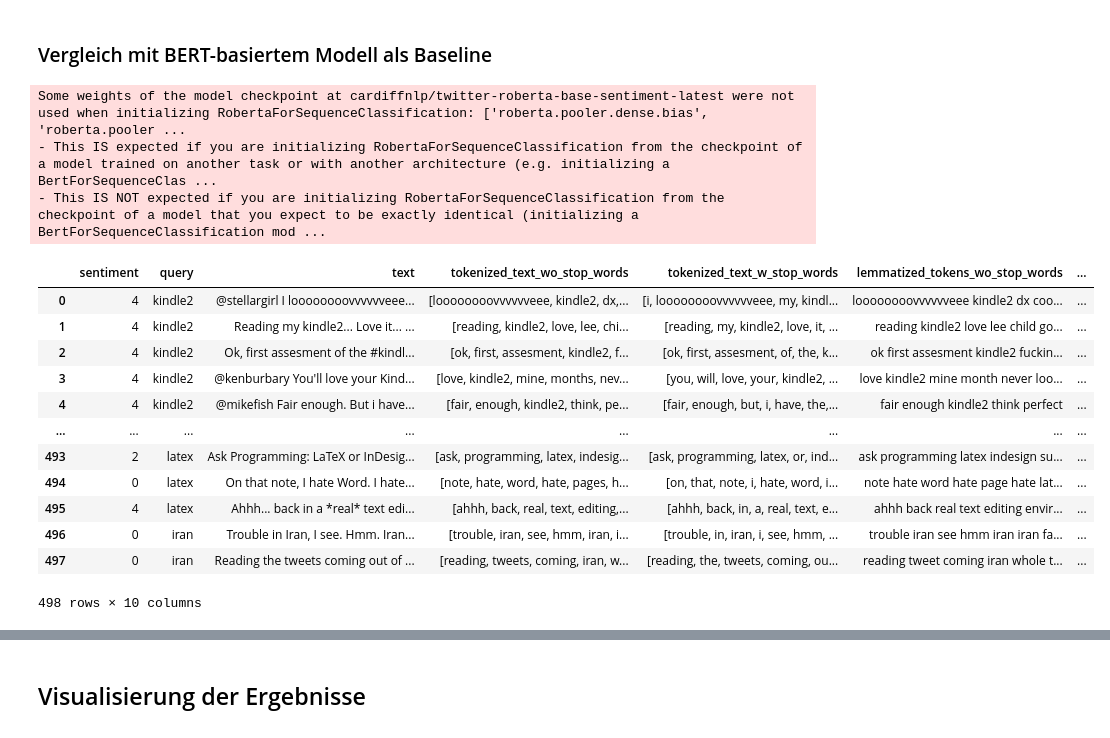
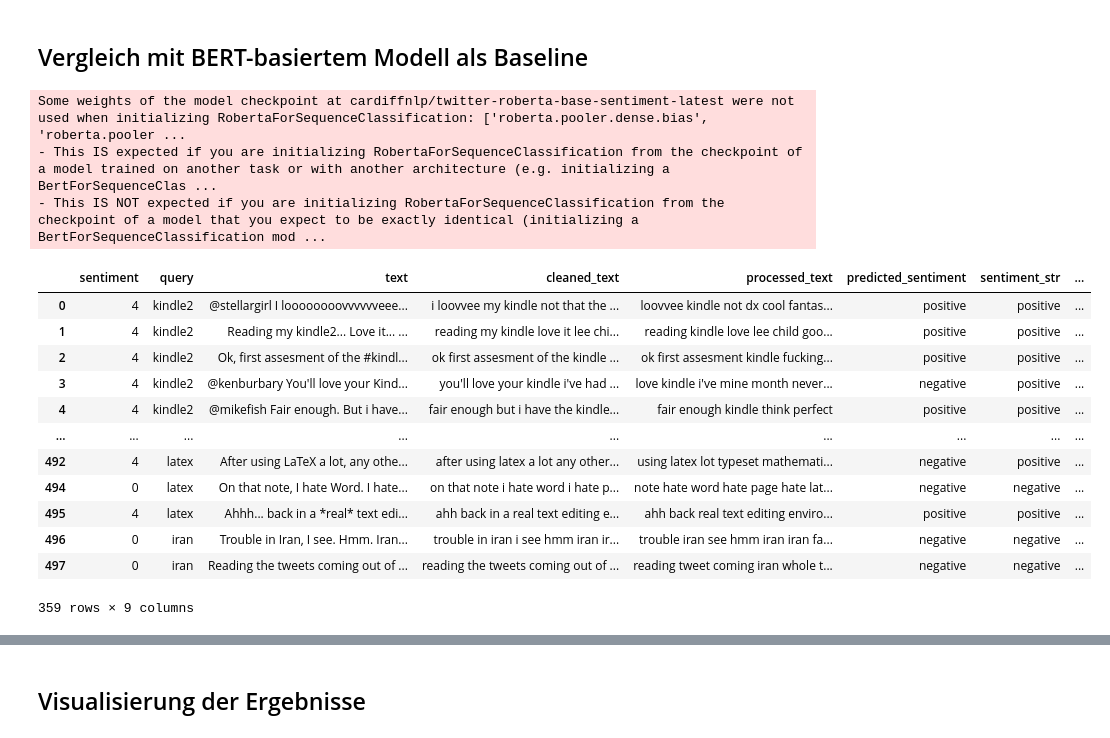
Before and after one commit to felLind/propra_webscience_ws24, a Jupyter notebook: propra_webscience_ws24/03-svm-model-training.ipynb, the cells around one changed output, grey strips where cells are left out. Cells and saved outputs as stored; diff of their text form; code cells hidden in the pictures.

Commit message:
feat: train more combinations and document results
Additionally, the core logic is extracted into separate modules

```diff
--- a/propra_webscience_ws24/03-svm-model-training.ipynb
+++ b/propra_webscience_ws24/03-svm-model-training.ipynb
@@ -80,13 +64,0 @@ Beide Ansätze haben keinerlei kontextuellen Bezug.
-# %%
-from propra_webscience_ws24.training import svm
-
-# TODO: remove dataset reduction
-df_train = pd.concat(
-    [
-        df_train.loc[df_train.sentiment == 0, :].head(500_000),
-        df_train.loc[df_train.sentiment == 4, :].head(500_000),
-    ]
-)
-tf_idf_results, used_data, trained_model, tfidf_vectorizer = svm.train_with_tf_idf_vectorizer(df_train,
-                                                                                              df_test_wo_neutral)
-classification_results.extend(tf_idf_results)
@@ -191,0 +67,17 @@ svm.dump_classification_results(classification_results)
+# %%
+from sklearn.feature_extraction.text import TfidfVectorizer
+
+from propra_webscience_ws24.training import svm
+
+training_combination = svm.TrainingCombination(
+    normalization_strategy="lemmatizer",
+    remove_stopwords=True,
+    vectorizer=TfidfVectorizer(
+        max_features=10_000,
+        ngram_range=(1, 1),
+    ),
+    max_features=10_000,
+    ngram_range=svm.NGramRange.UNI_AND_BIGRAMS,  # Uni- und Bigramme
+)
+
+result = svm.train_linear_svc(df_train, df_test, training_combination)
@@ -191,0 +96,9 @@ svm.dump_classification_results(classification_results)
+# %%
+sentiment_mapping = {0: "negative", 4: "positive"}
+
+df_test.loc[:, "predicted_sentiment"] = [sentiment_mapping[e] for e in result.y_pred]
+
+df_test.loc[:, "sentiment_str"] = df_test.sentiment.map(sentiment_mapping)
+
+# Übersicht erste 10 falsche Klassifikationen auf Testdaten
+df_test.loc[(df_test.sentiment_str != df_test.predicted_sentiment), ["sentiment_str", "predicted_sentiment", "text", "processed_text"]].head(10)
@@ -192,26 +163,29 @@ svm.dump_classification_results(classification_results)
 # %% [markdown]
-### Vergleich mit BERT-basiertem Modell als Baseline
+## Vergleich mit BERT-basiertem Modell als Baseline
 # %%
 from transformers import pipeline
 
 sentiment_analysis = pipeline("sentiment-analysis", model="cardiffnlp/twitter-roberta-base-sentiment-latest")
-df_test['baseline_prediction'] = df_test['text'].apply(sentiment_analysis)
+
+df_test['baseline_prediction_result'] = df_test['text'].apply(sentiment_analysis)
+df_test['baseline_prediction'] = df_test['baseline_prediction_result'].apply(lambda x: x[0]['label'])
+
 df_test
 # %% [output]
 Some weights of the model checkpoint at cardiffnlp/twitter-roberta-base-sentiment-latest were not used when initializing RobertaForSequenceClassification: ['roberta.pooler.dense.bias', 'roberta.pooler ...
 - This IS expected if you are initializing RobertaForSequenceClassification from the checkpoint of a model trained on another task or with another architecture (e.g. initializing a BertForSequenceClas ...
 - This IS NOT expected if you are initializing RobertaForSequenceClassification from the checkpoint of a model that you expect to be exactly identical (initializing a BertForSequenceClassification mod ...
-|  | sentiment | query | text | tokenized_text_wo_stop_words | tokenized_text_w_stop_words | lemmatized_tokens_wo_stop_words | ... |
-| 0 | 4 | kindle2 | @stellargirl I loooooooovvvvvveee... | [loooooooovvvvvveee, kindle2, dx,... | [i, loooooooovvvvvveee, my, kindl... | loooooooovvvvvveee kindle2 dx coo... | ... |
-| 1 | 4 | kindle2 | Reading my kindle2... Love it... ... | [reading, kindle2, love, lee, chi... | [reading, my, kindle2, love, it, ... | reading kindle2 love lee child go... | ... |
-| 2 | 4 | kindle2 | Ok, first assesment of the #kindl... | [ok, first, assesment, kindle2, f... | [ok, first, assesment, of, the, k... | ok first assesment kindle2 fuckin... | ... |
-| 3 | 4 | kindle2 | @kenburbary You'll love your Kind... | [love, kindle2, mine, months, nev... | [you, will, love, your, kindle2, ... | love kindle2 mine month never loo... | ... |
-| 4 | 4 | kindle2 | @mikefish Fair enough. But i have... | [fair, enough, kindle2, think, pe... | [fair, enough, but, i, have, the,... | fair enough kindle2 think perfect | ... |
-| ... | ... | ... | ... | ... | ... | ... | ... |
-| 493 | 2 | latex | Ask Programming: LaTeX or InDesig... | [ask, programming, latex, indesig... | [ask, programming, latex, or, ind... | ask programming latex indesign su... | ... |
-| 494 | 0 | latex | On that note, I hate Word. I hate... | [note, hate, word, hate, pages, h... | [on, that, note, i, hate, word, i... | note hate word hate page hate lat... | ... |
-| 495 | 4 | latex | Ahhh... back in a *real* text edi... | [ahhh, back, real, text, editing,... | [ahhh, back, in, a, real, text, e... | ahhh back real text editing envir... | ... |
-| 496 | 0 | iran | Trouble in Iran, I see. Hmm. Iran... | [trouble, iran, see, hmm, iran, i... | [trouble, in, iran, i, see, hmm, ... | trouble iran see hmm iran iran fa... | ... |
-| 497 | 0 | iran | Reading the tweets coming out of ... | [reading, tweets, coming, iran, w... | [reading, the, tweets, coming, ou... | reading tweet coming iran whole t... | ... |
+|  | sentiment | query | text | cleaned_text | processed_text | predicted_sentiment | sentiment_str | ... |
+| 0 | 4 | kindle2 | @stellargirl I loooooooovvvvvveee... | i loovvee my kindle not that the ... | loovvee kindle not dx cool fantas... | positive | positive | ... |
+| 1 | 4 | kindle2 | Reading my kindle2... Love it... ... | reading my kindle love it lee chi... | reading kindle love lee child goo... | positive | positive | ... |
+| 2 | 4 | kindle2 | Ok, first assesment of the #kindl... | ok first assesment of the kindle ... | ok first assesment kindle fucking... | positive | positive | ... |
+| 3 | 4 | kindle2 | @kenburbary You'll love your Kind... | you'll love your kindle i've had ... | love kindle i've mine month never... | negative | positive | ... |
+| 4 | 4 | kindle2 | @mikefish Fair enough. But i have... | fair enough but i have the kindle... | fair enough kindle think perfect | positive | positive | ... |
+| ... | ... | ... | ... | ... | ... | ... | ... | ... |
+| 492 | 4 | latex | After using LaTeX a lot, any othe... | after using latex a lot any other... | using latex lot typeset mathemati... | negative | positive | ... |
+| 494 | 0 | latex | On that note, I hate Word. I hate... | on that note i hate word i hate p... | note hate word hate page hate lat... | negative | negative | ... |
+| 495 | 4 | latex | Ahhh... back in a *real* text edi... | ahh back in a real text editing e... | ahh back real text editing enviro... | positive | positive | ... |
+| 496 | 0 | iran | Trouble in Iran, I see. Hmm. Iran... | trouble in iran i see hmm iran ir... | trouble iran see hmm iran iran fa... | negative | negative | ... |
+| 497 | 0 | iran | Reading the tweets coming out of ... | reading the tweets coming out of ... | reading tweet coming iran whole t... | negative | negative | ... |
-498 rows × 10 columns
+359 rows × 9 columns
 # %%
```
Also changed, not shown: parts of 40 cells of this notebook, 13 other files.
